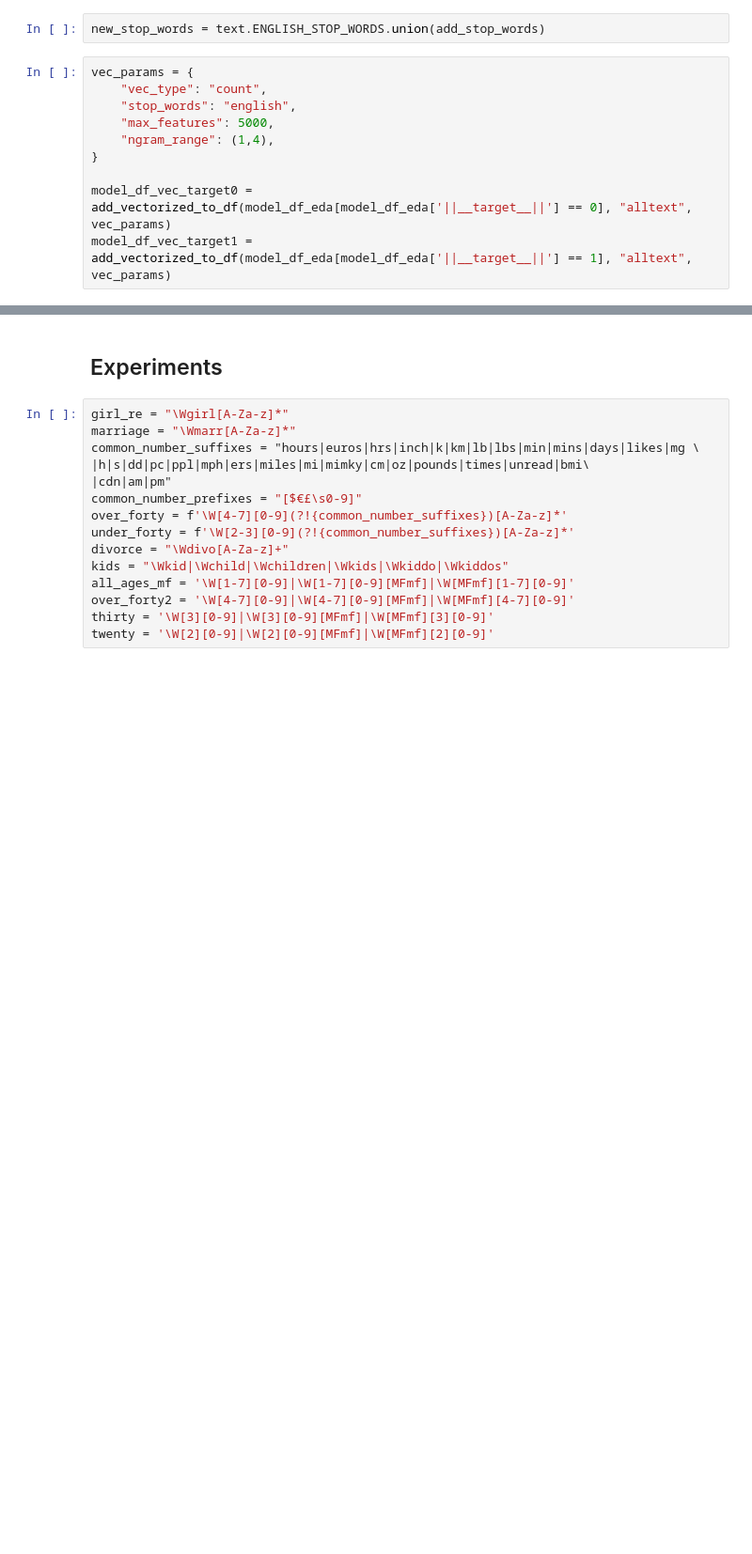
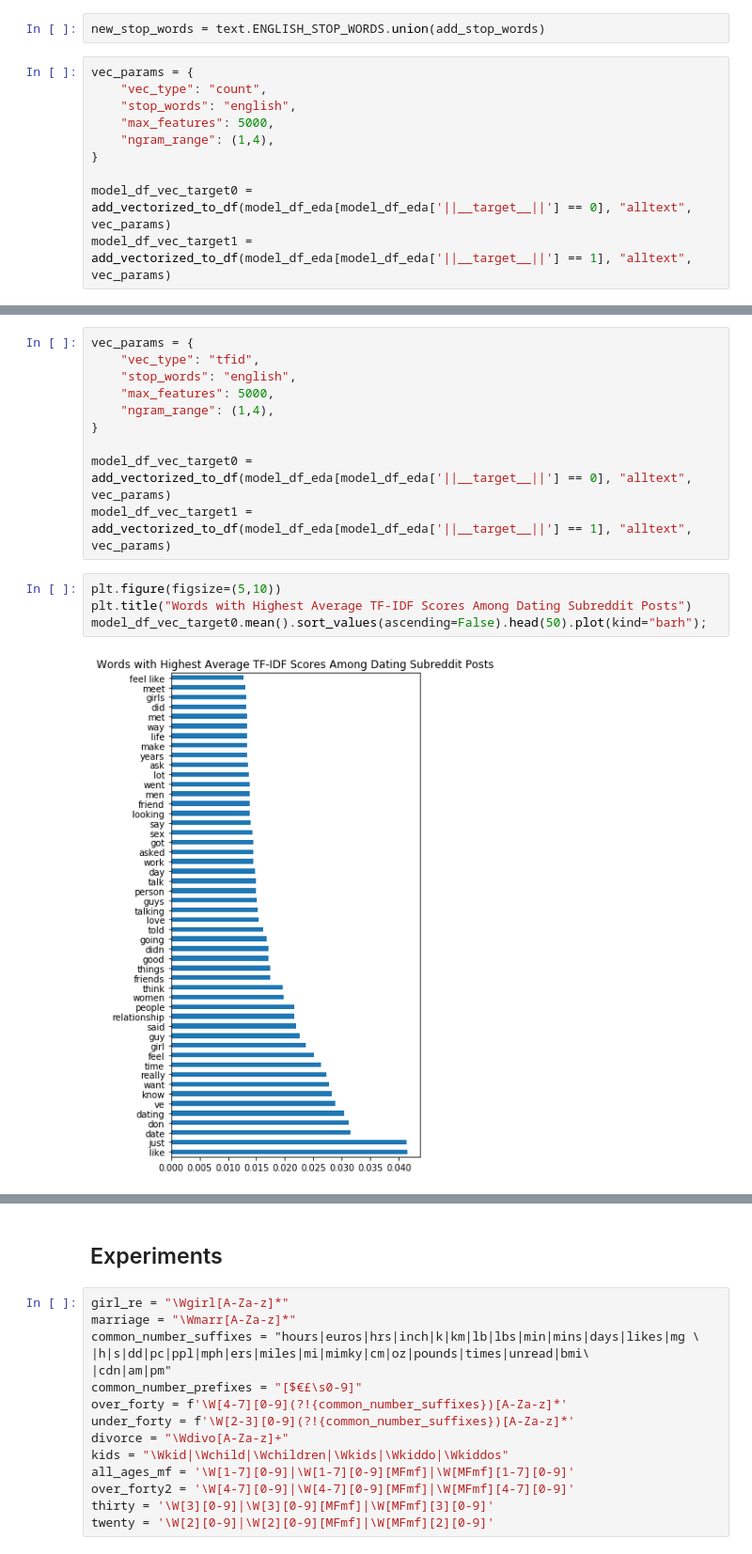
Before and after one commit to matthewlee44/reddit_subreddit_classification, a Jupyter notebook: Untitled1.ipynb, the cells around one changed output, grey strips where cells are left out. Shown at 94% size. Drawn from its saved outputs; the diff is of its cells as text; blank space fills up the shorter version.

```diff
--- a/Untitled1.ipynb
+++ b/Untitled1.ipynb
@@ -129,0 +134,16 @@ model_df_vec_target0.shape
+# %%
+vec_params = {
+    "vec_type": "tfid",
+    "stop_words": "english",
+    "max_features": 5000,
+    "ngram_range": (1,4),
+}
+
+model_df_vec_target0 = add_vectorized_to_df(model_df_eda[model_df_eda['||__target__||'] == 0], "alltext", vec_params)
+model_df_vec_target1 = add_vectorized_to_df(model_df_eda[model_df_eda['||__target__||'] == 1], "alltext", vec_params)
+# %%
+plt.figure(figsize=(5,10))
+plt.title("Words with Highest Average TF-IDF Scores Among Dating Subreddit Posts")
+model_df_vec_target0.mean().sort_values(ascending=False).head(50).plot(kind="barh");
+# %% [output]
+[figure, added]
```
Also changed, not shown: parts of 14 cells of this notebook, 1 other file.
